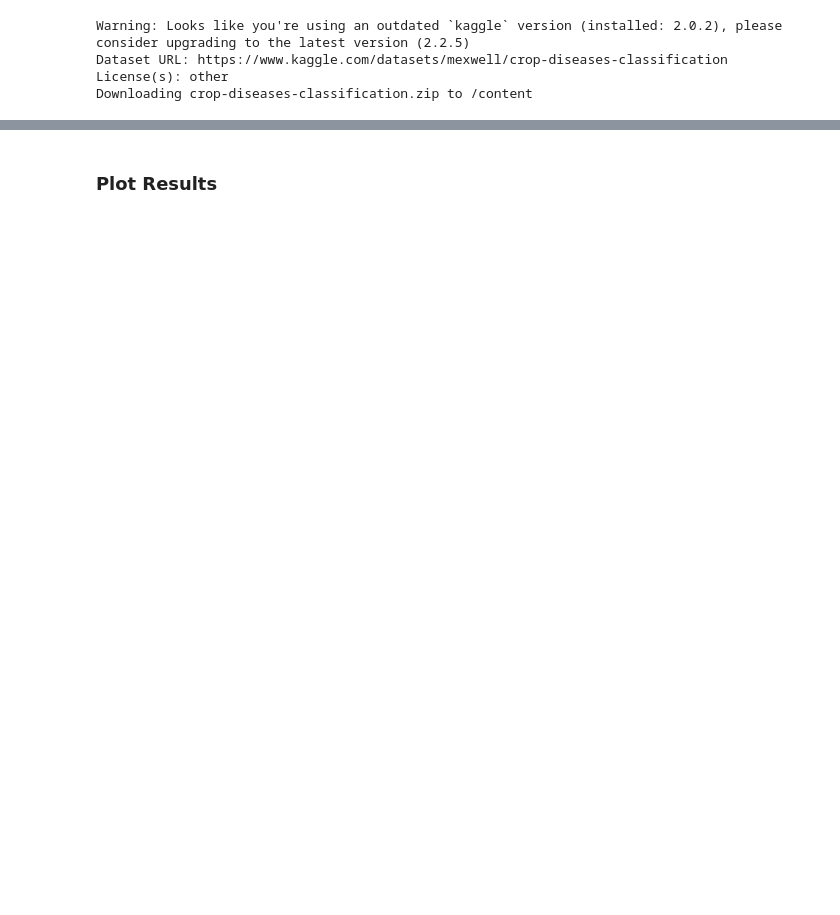
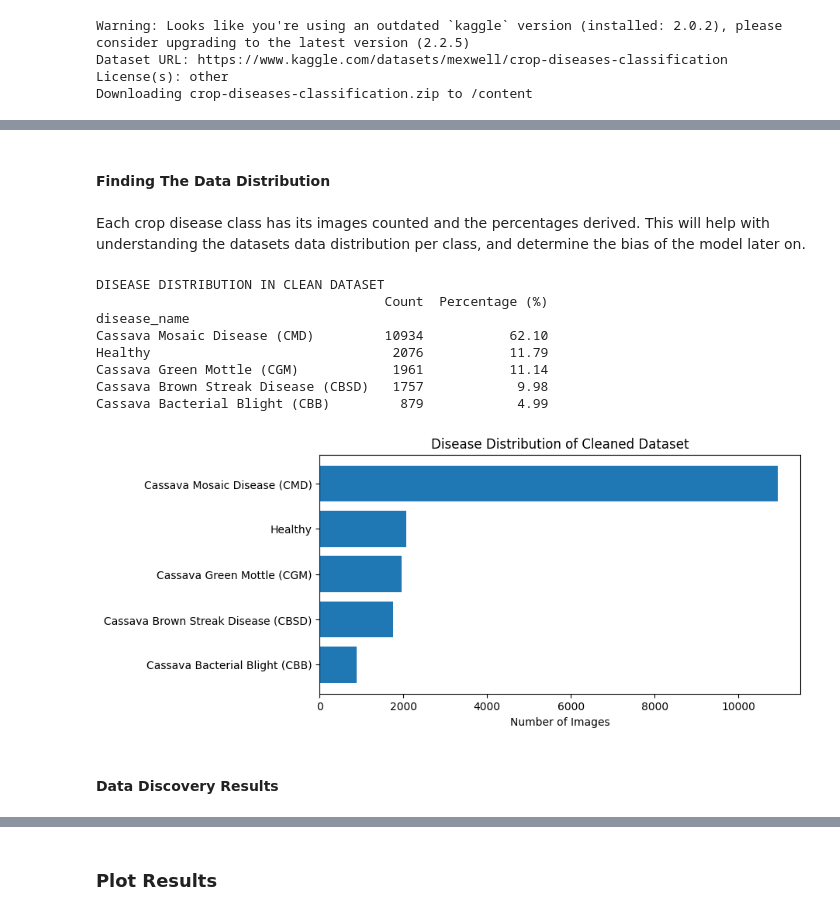
Before and after one commit to MichaelCM7/SemProject_MLEngine, a Jupyter notebook: Model_Base.ipynb, the cells around one changed output, grey strips where cells are left out. Cells and saved outputs as stored; diff of their text form; code cells hidden in the pictures; blank space fills up the shorter version.

Commit message:
add final model base file

```diff
--- a/Model_Base.ipynb
+++ b/Model_Base.ipynb
@@ -96,0 +151,4 @@ Saved filtered dataset index to: ./dataset/filtered_train.csv
+# %%
+clean_dataset_csv_path = "./clean_train.csv"
+cleaned_csv_df = pd.read_csv(clean_dataset_csv_path)
+cleaned_csv_df.info()
@@ -96,0 +167,41 @@ Saved filtered dataset index to: ./dataset/filtered_train.csv
+# %% [markdown]
+#### Finding The Data Distribution
+# %% [markdown]
+Each crop disease class has its images counted and the percentages derived. This will help with understanding the datasets data distribution per class, and determine the bias of the model later on.
+# %%
+import matplotlib.pyplot as plt
+
+# Get data counts and percentages
+counts = cleaned_csv_df['disease_name'].value_counts()
+percentages = cleaned_csv_df['disease_name'].value_counts(normalize=True) * 100
+
+# Combine count and numbers into one dataframe
+distribution_df = pd.DataFrame({
+    'Count': counts,
+    'Percentage (%)': percentages.round(2)
+})
+
+print("DISEASE DISTRIBUTION IN CLEAN DATASET")
+print(distribution_df)
+
+print("\n")
+
+# Show distribution in bar graph
+plt.figure(figsize=(8, 4))
+bars = plt.barh(distribution_df.index, distribution_df['Count'])
+plt.xlabel('Number of Images')
+plt.title('Disease Distribution of Cleaned Dataset')
+plt.gca().invert_yaxis()  # Display in ascending order
+plt.show()
+# %% [output]
+DISEASE DISTRIBUTION IN CLEAN DATASET
+                                     Count  Percentage (%)
+disease_name
+Cassava Mosaic Disease (CMD)         10934           62.10
+Healthy                               2076           11.79
+Cassava Green Mottle (CGM)            1961           11.14
+Cassava Brown Streak Disease (CBSD)   1757            9.98
+Cassava Bacterial Blight (CBB)         879            4.99
+[figure, added]
+# %% [markdown]
+#### Data Discovery Results
```
Also changed, not shown: parts of 37 cells of this notebook.
